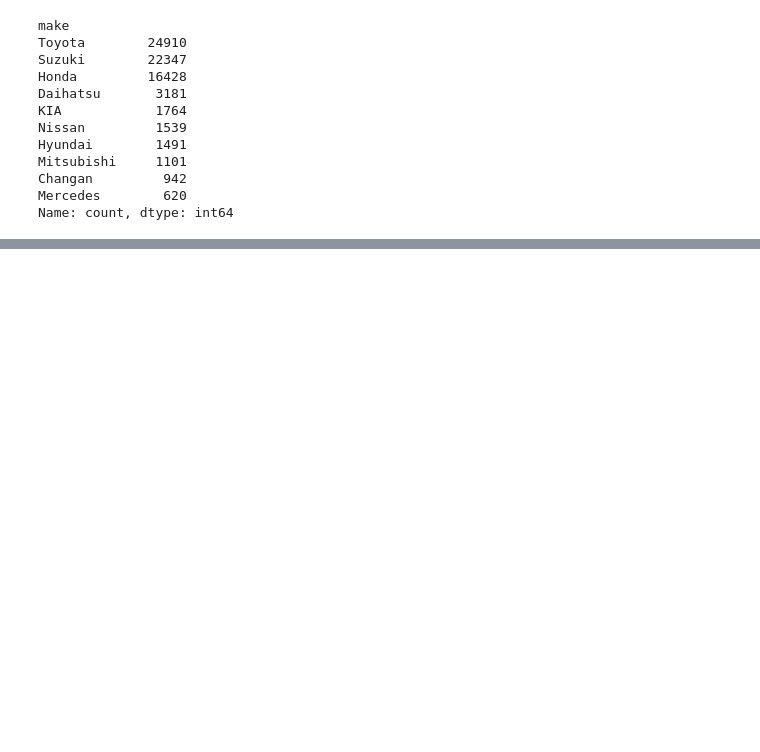
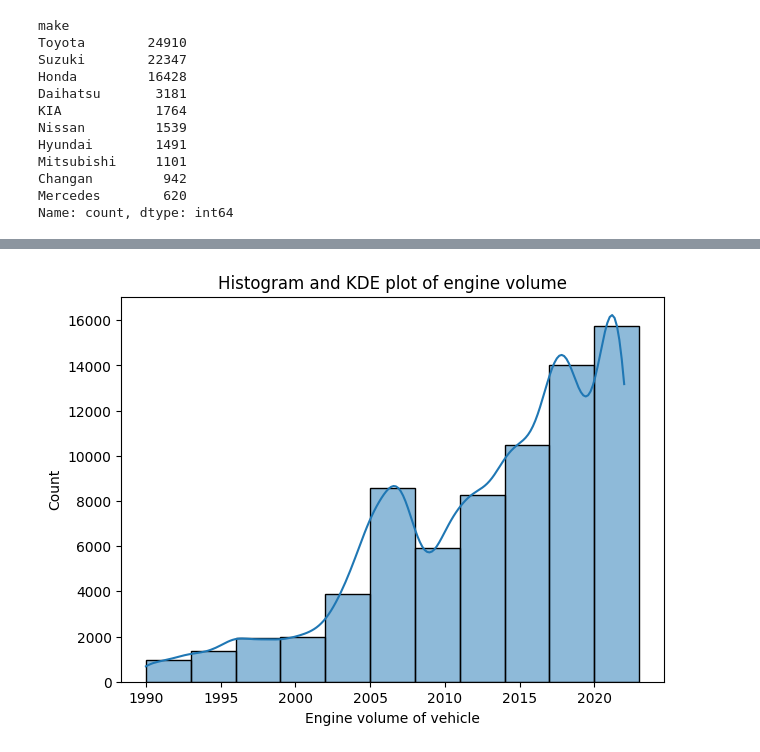
Before and after one commit to RadimCech/LSM1_projekt, a Jupyter notebook: script.ipynb, the cells around one changed output, grey strips where cells are left out. Saved outputs shown, nothing was run; the diff lists cells and outputs as text; code cells hidden in the pictures; blank space fills up the shorter version.

```diff
--- a/script.ipynb
+++ b/script.ipynb
@@ -153,0 +175,8 @@ plt.show()
+# %%
+f, ax = plt.subplots(figsize=(7, 5))
+sns.histplot(df, x="year", binwidth=3, ax=ax, kde = True)
+ax.set_xlabel('Engine volume of vehicle')
+ax.set_title('Histogram and KDE plot of engine volume')
+plt.show()
+# %% [output]
+[figure, added]
```
Also changed, not shown: parts of 15 cells of this notebook.
